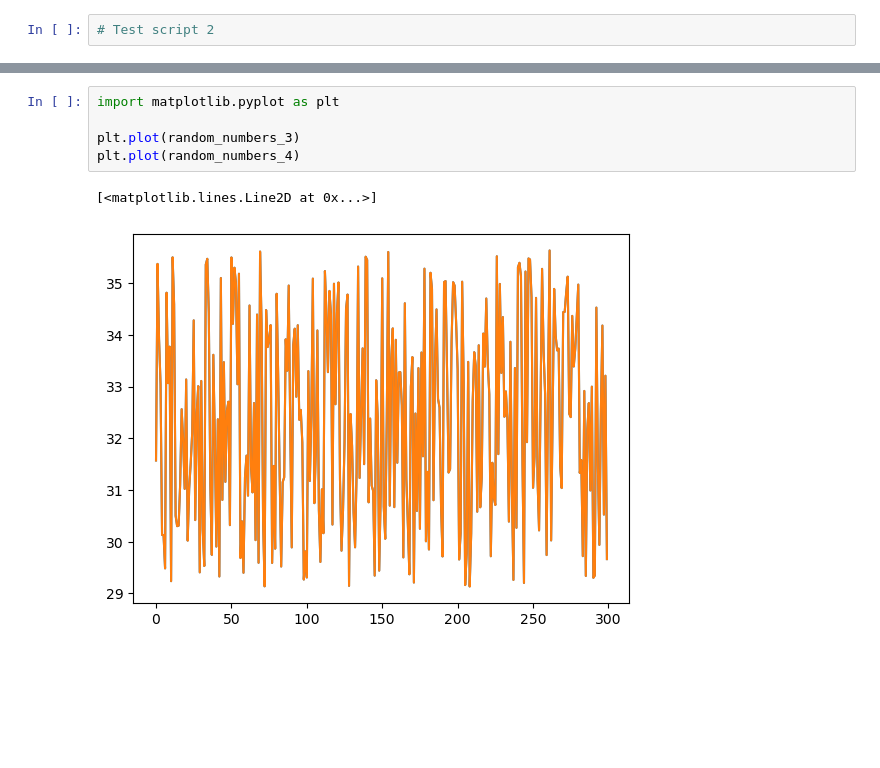
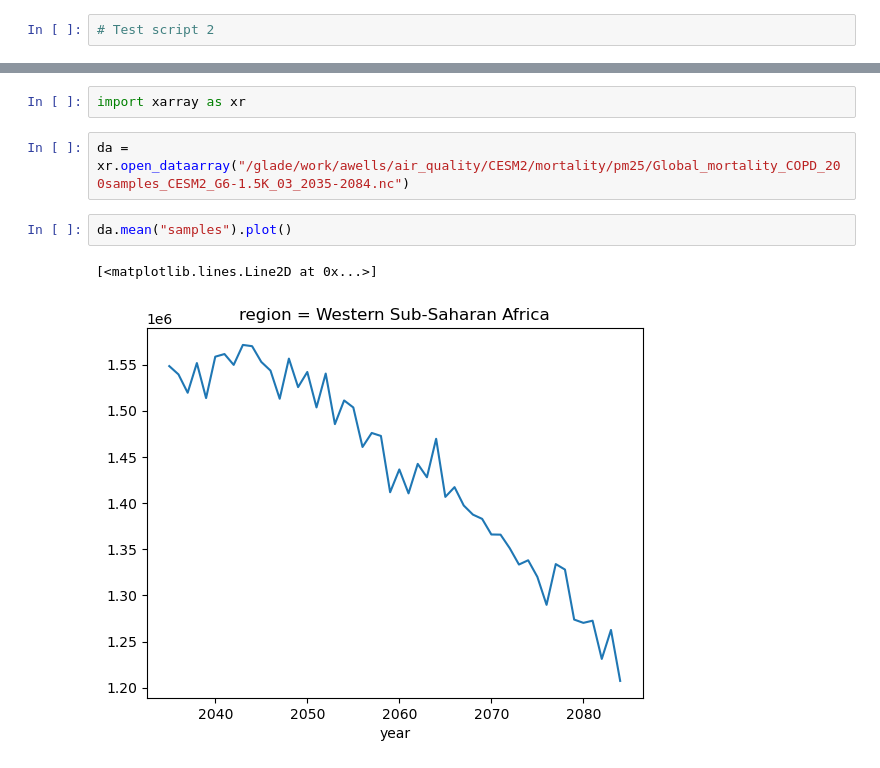
Before and after one commit to awells96/AQ_mortality_workflow, a Jupyter notebook: Test_script2.ipynb, the cells around one changed output, grey strips where cells are left out. Cells and saved outputs as stored; diff of their text form; blank space fills up the shorter version.

```diff
--- a/Test_script2.ipynb
+++ b/Test_script2.ipynb
@@ -91,8 +3,9 @@ First set: [31.57196478 35.37471442 33.93116002 33.051146   30.12972303 30.12956
-# %%
-import matplotlib.pyplot as plt
-
-plt.plot(random_numbers_3)
-plt.plot(random_numbers_4)
-# %% [output]
-[<matplotlib.lines.Line2D at 0x...>]
-[figure, removed]
+# %%
+import xarray as xr
+# %%
+da = xr.open_dataarray("/glade/work/awells/air_quality/CESM2/mortality/pm25/Global_mortality_COPD_200samples_CESM2_G6-1.5K_03_2035-2084.nc")
+# %%
+da.mean("samples").plot()
+# %% [output]
+[<matplotlib.lines.Line2D at 0x...>]
+[figure, added]
```
Also changed, not shown: parts of 4 cells of this notebook.
